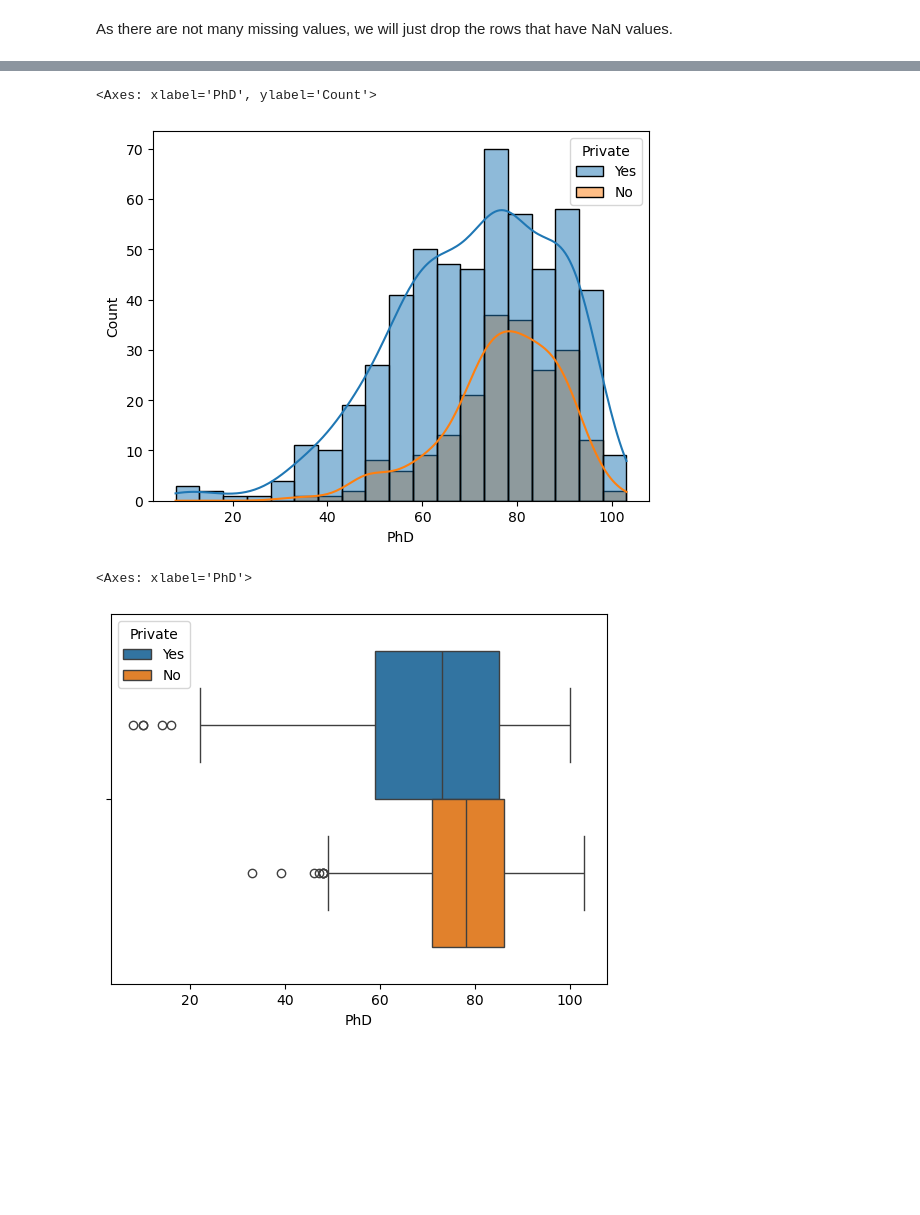
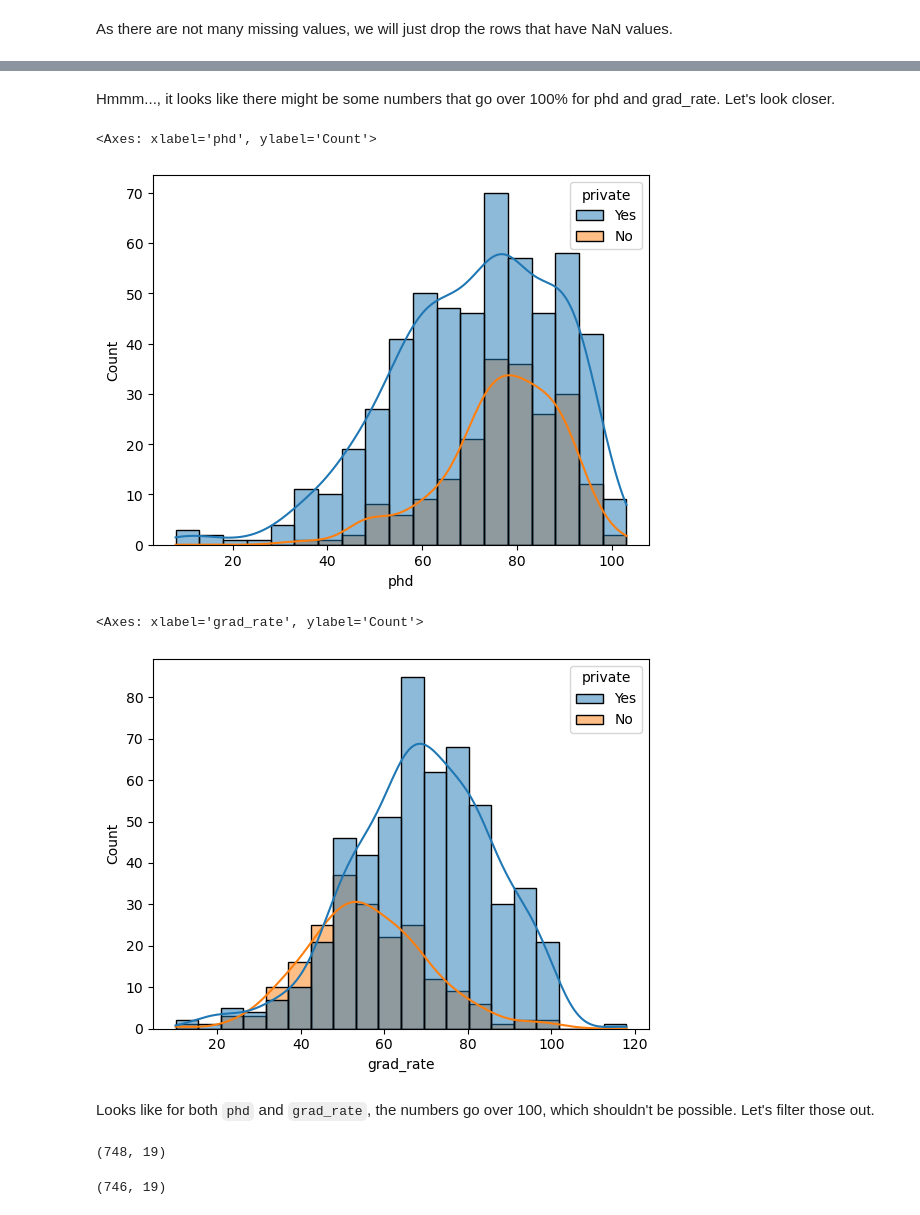
Before and after one commit to danielphilip12/College-Admissions, a Jupyter notebook: EDA.ipynb, the cells around one changed output, grey strips where cells are left out. Cells and saved outputs as stored; diff of their text form; code cells hidden in the pictures; blank space fills up the shorter version.

```diff
--- a/EDA.ipynb
+++ b/EDA.ipynb
@@ -92,7 +92,7 @@ We are not missing any data, but our column names are not great and PhD should b
 # %%
 df.rename(columns={'Unnamed: 0': 'University'}, inplace=True)
 # %%
-df.columns = df.columns.str.replace('.', '_')
+df.columns = df.columns.str.replace('.', '_').str.lower()
 # %%
 df.head()
 # %% [output]
@@ -123,7 +123,7 @@ Name: count, Length: 78, dtype: int64
 # %% [markdown]
 We have a question mark in our PhD column, so that should be replaced with a NaN value and the column to numerical.
 # %%
-df['PhD'] = pd.to_numeric(df['PhD'], errors='coerce')
+df['phd'] = pd.to_numeric(df['phd'], errors='coerce')
 # %%
 df.dtypes
 # %% [output]
@@ -179,10 +191,14 @@ df = df.dropna()
+# %% [markdown]
+Hmmm..., it looks like there might be some numbers that go over 100% for phd and grad_rate. Let's look closer.
 # %%
-sns.histplot(data=df, x='PhD', hue='Private', kde=True)
+sns.histplot(data=df, x='phd', hue='private', kde=True)
 # %% [output]
-<Axes: xlabel='PhD', ylabel='Count'>
+<Axes: xlabel='phd', ylabel='Count'>
 [figure]
 # %%
-sns.boxplot(data=df, x='PhD', hue='Private')
+sns.histplot(data=df, x='grad_rate', hue='private', kde=True)
 # %% [output]
-<Axes: xlabel='PhD'>
+<Axes: xlabel='grad_rate', ylabel='Count'>
-[figure, old version]
+[figure, new version]
+# %% [markdown]
+Looks like for both `phd` and `grad_rate`, the numbers go over 100, which shouldn't be possible. Let's filter those out.
@@ -188,0 +207,8 @@ sns.boxplot(data=df, x='PhD', hue='Private')
+# %%
+df.shape
+# %% [output]
+(748, 19)
+# %%
+df_filterd.shape
+# %% [output]
+(746, 19)
```
Also changed, not shown: parts of 30 cells of this notebook, 6 other files.
